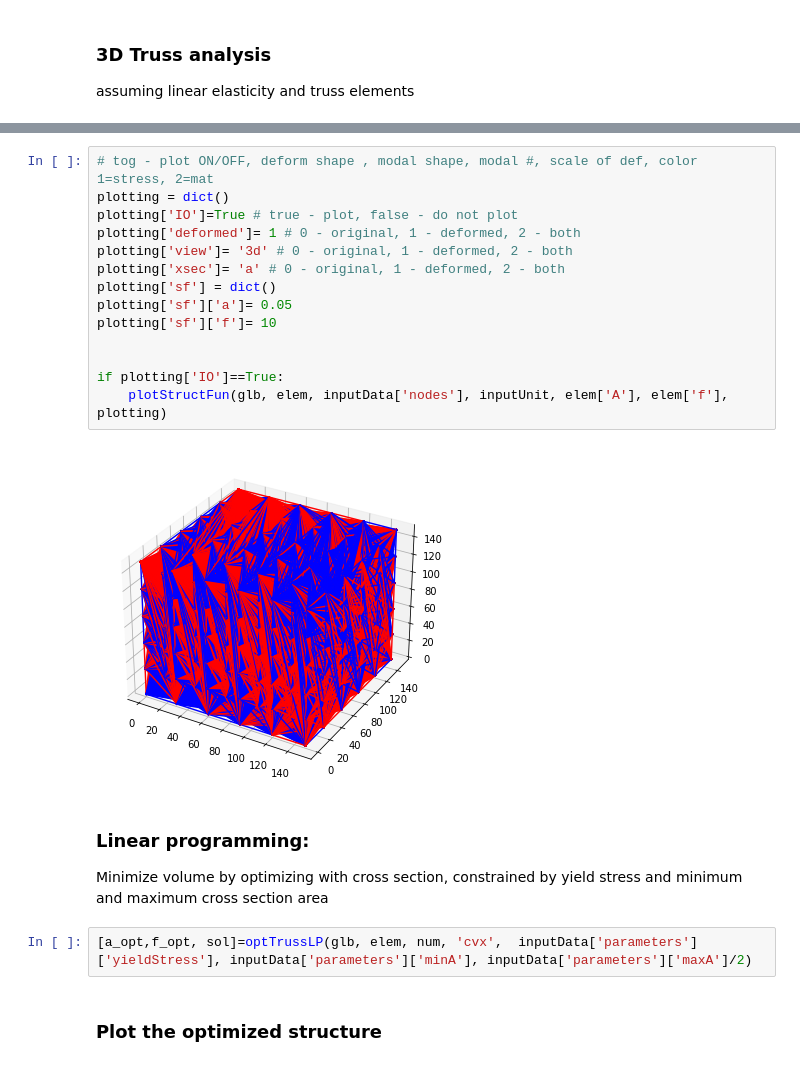
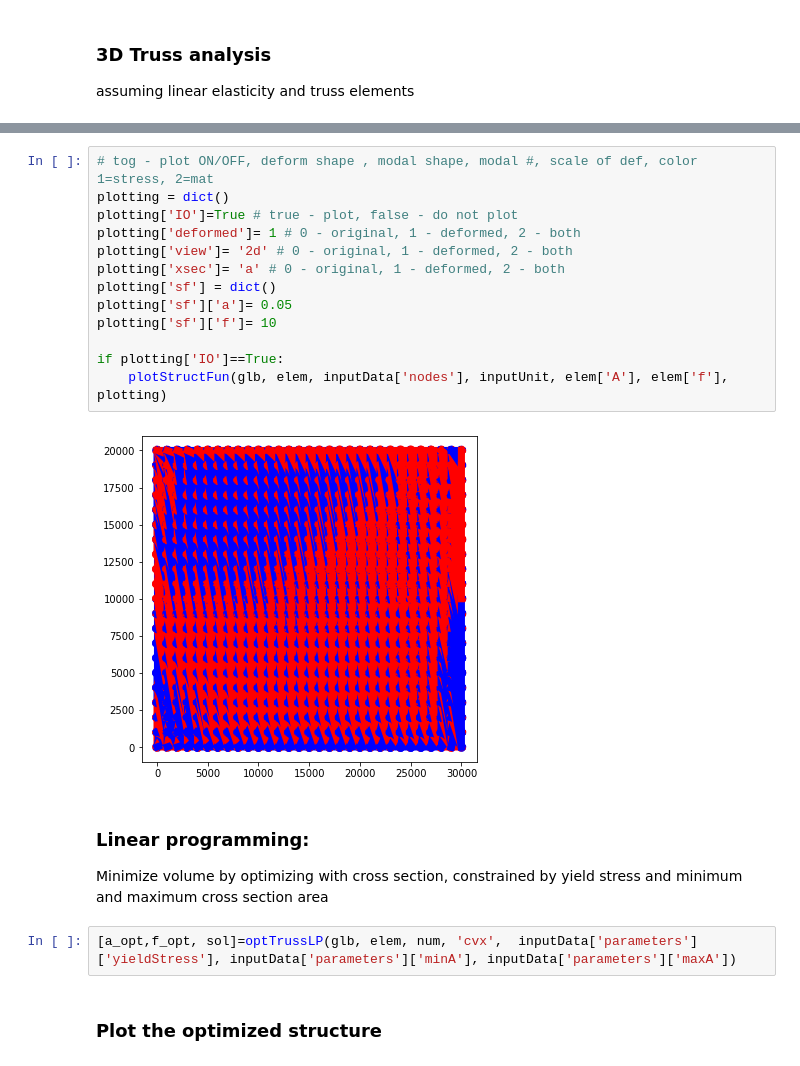
Before and after one commit to Tianchen1987/trussOpt, a Jupyter notebook: trussFEM.ipynb, the cells around one changed output, grey strips where cells are left out. Saved outputs shown, nothing was run; the diff lists cells and outputs as text.

```diff
--- a/trussFEM.ipynb
+++ b/trussFEM.ipynb
@@ -75,24 +76,23 @@ Stiffness mean (Ku-F)^2 MSE=4.962541701683632e-23
 # %%
 # tog - plot ON/OFF, deform shape , modal shape, modal #, scale of def, color 1=stress, 2=mat
 plotting = dict()
 plotting['IO']=True # true - plot, false - do not plot
 plotting['deformed']= 1 # 0 - original, 1 - deformed, 2 - both
-plotting['view']= '3d' # 0 - original, 1 - deformed, 2 - both
+plotting['view']= '2d' # 0 - original, 1 - deformed, 2 - both
 plotting['xsec']= 'a' # 0 - original, 1 - deformed, 2 - both
 plotting['sf'] = dict()
 plotting['sf']['a']= 0.05
 plotting['sf']['f']= 10
 
-
 if plotting['IO']==True:
     plotStructFun(glb, elem, inputData['nodes'], inputUnit, elem['A'], elem['f'], plotting)
 # %% [output]
-[figure, old version]
+[figure, new version]
 # %% [markdown]
 ### Linear programming:
 Minimize volume by optimizing with cross section, constrained by yield stress and minimum and maximum cross section area
 # %%
-[a_opt,f_opt, sol]=optTrussLP(glb, elem, num, 'cvx',  inputData['parameters']['yieldStress'], inputData['parameters']['minA'], inputData['parameters']['maxA']/2)
+[a_opt,f_opt, sol]=optTrussLP(glb, elem, num, 'cvx',  inputData['parameters']['yieldStress'], inputData['parameters']['minA'], inputData['parameters']['maxA'])
 # %% [markdown]
 ### Plot the optimized structure
 # %%
```
Also changed, not shown: parts of 7 cells of this notebook, 32 other files.
